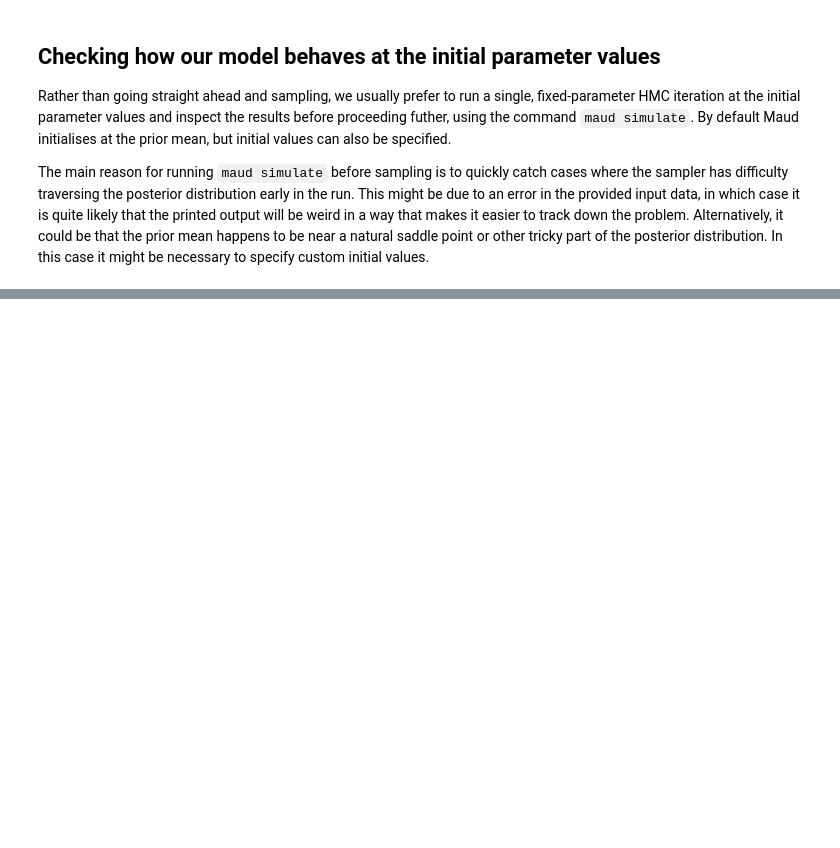
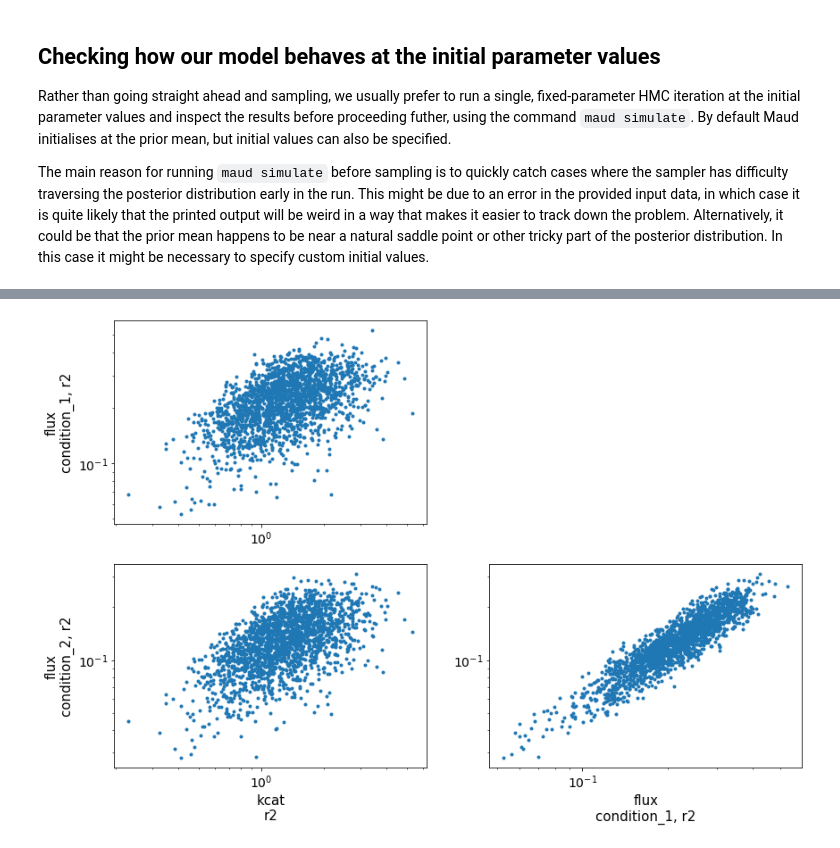
Before and after one commit to biosustain/maud_demo, a Jupyter notebook: demo.ipynb, the cells around one changed output, grey strips where cells are left out. Cells and saved outputs as stored; diff of their text form; code cells hidden in the pictures; blank space fills up the shorter version.

```diff
--- a/demo.ipynb
+++ b/demo.ipynb
@@ -202,0 +303,12 @@ Warmup iterations saved (warmup_*).
+# %%
+axes = az.plot_pair(
+    infd.posterior,
+    var_names=["kcat", "flux"],
+    coords={"enzymes": ["r2"], "reactions": ["r2"]}
+)
+axes = axes.ravel()
+for ax in axes:
+    ax.semilogx()
+    ax.semilogy()
+# %% [output]
+[figure, added]
```
Also changed, not shown: parts of 25 cells of this notebook.
